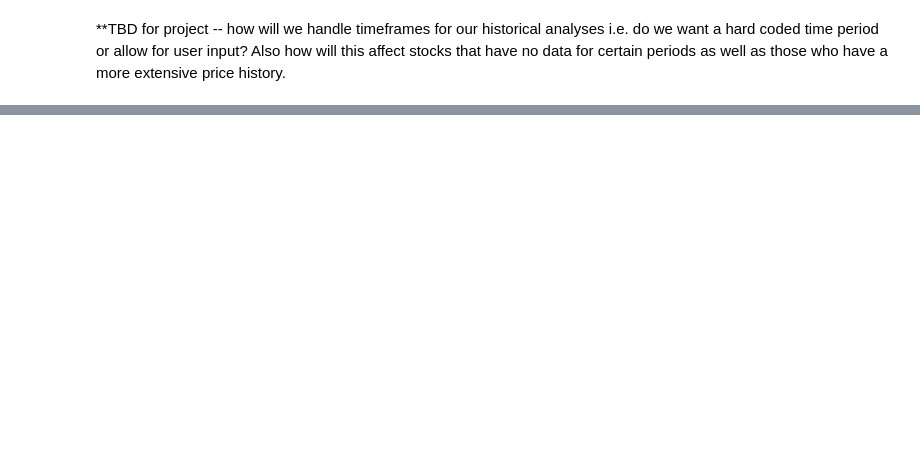
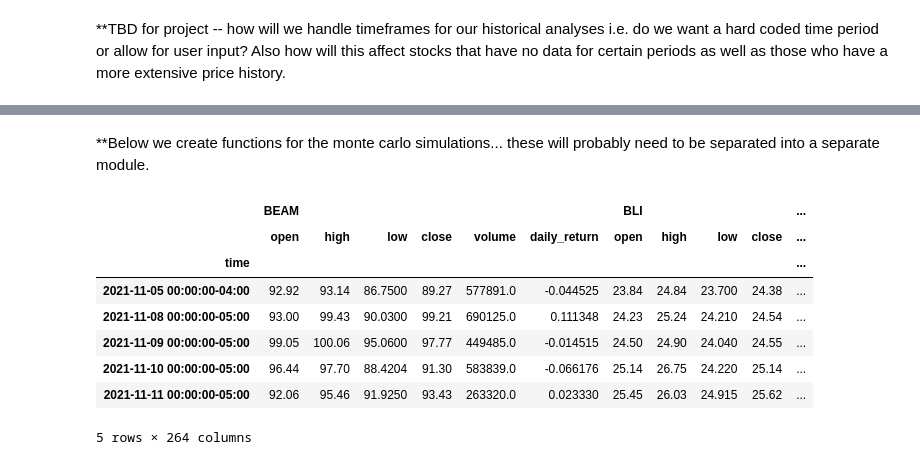
Before and after one commit to odhissm/portfolio_management, a Jupyter notebook: project_initial.ipynb, the cells around one changed output, grey strips where cells are left out. Cells and saved outputs as stored; diff of their text form; code cells hidden in the pictures; blank space fills up the shorter version.

```diff
--- a/project_initial.ipynb
+++ b/project_initial.ipynb
@@ -195,0 +160,48 @@ display(portfolio_cum_plot)
+# %% [markdown]
+**Below we create functions for the monte carlo simulations... these will probably need to be separated into a separate module.
+# %%
+def configure_monte_carlo(dataframe, weights, num_simulations, num_trading_days):
+    simulation_input_df = MCSimulation(
+    portfolio_data = dataframe,
+    weights = weights,
+    num_simulation = num_simulations,
+    num_trading_days = num_trading_days
+    )
+    return simulation_input_df
+
+def run_monte_carlo(simulation_input_df):
+    simulation_returns_df = simulation_input_df.calc_cumulative_return()
+    return simulation_returns_df
+
+def plot_simulation_outcomes(simulation_input_df):
+    simulation_plot = simulation_input_df.plot_simulation()
+    return simulation_plot
+
+def plot_distribution(simulation_input_df):
+    sim_dist_plot = simulation_input_df.plot_distribution()
+    return sim_dist_plot
+
+def get_monte_summary(simulation_input_df):
+    summary_stats = simulation_input_df.summarize_cumulative_return()
+    return summary_stats
+
+# In order to use the weights from the portfolio dataframe in our Monte Carlo simulations, we will need to divide them by 100.
+# display(holdings_df.weight)
+# Dividing the weights by 100
+mc_weights = list(holdings_df.weight / 100)
+# display(mc_weights)
+
+# Creating initial MC Simulation DataFrame
+arkk_sim_input = configure_monte_carlo(portfolio_df, mc_weights, 100, 252*3)
+arkk_sim_input.portfolio_data.tail()
+#run_monte_carlo(arkk_sim_input)'''
+# %% [output]
+|  | BEAM |  |  |  |  |  | BLI |  |  |  | ... |
+|  | open | high | low | close | volume | daily_return | open | high | low | close | ... |
+| time |  |  |  |  |  |  |  |  |  |  | ... |
+| 2021-11-05 00:00:00-04:00 | 92.92 | 93.14 | 86.7500 | 89.27 | 577891.0 | -0.044525 | 23.84 | 24.84 | 23.700 | 24.38 | ... |
+| 2021-11-08 00:00:00-05:00 | 93.00 | 99.43 | 90.0300 | 99.21 | 690125.0 | 0.111348 | 24.23 | 25.24 | 24.210 | 24.54 | ... |
+| 2021-11-09 00:00:00-05:00 | 99.05 | 100.06 | 95.0600 | 97.77 | 449485.0 | -0.014515 | 24.50 | 24.90 | 24.040 | 24.55 | ... |
+| 2021-11-10 00:00:00-05:00 | 96.44 | 97.70 | 88.4204 | 91.30 | 583839.0 | -0.066176 | 25.14 | 26.75 | 24.220 | 25.14 | ... |
+| 2021-11-11 00:00:00-05:00 | 92.06 | 95.46 | 91.9250 | 93.43 | 263320.0 | 0.023330 | 25.45 | 26.03 | 24.915 | 25.62 | ... |
+5 rows × 264 columns
```
Also changed, not shown: parts of 12 cells of this notebook, 1 other file.
